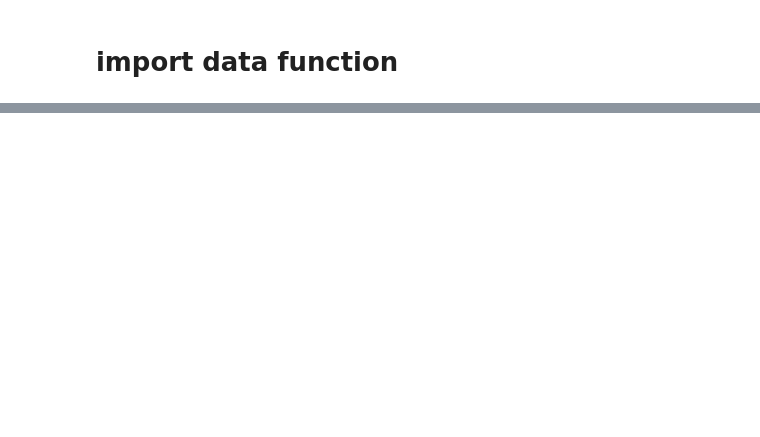
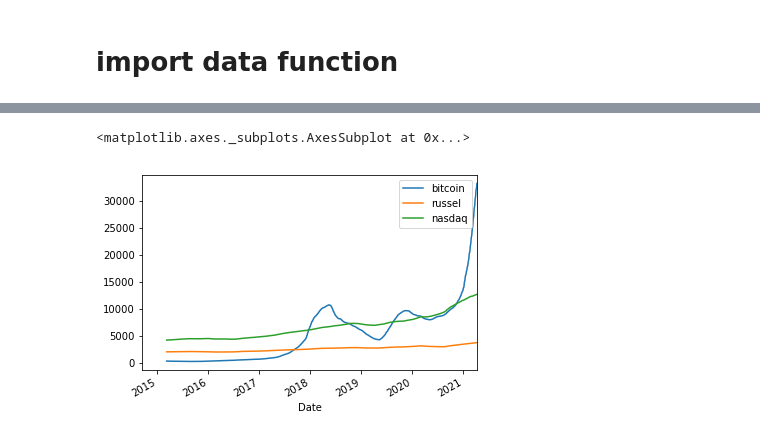
Before and after one commit to hanson0629/project1_repo, a Jupyter notebook: yahoo_finance_api.ipynb, the cells around one changed output, grey strips where cells are left out. Saved outputs shown, nothing was run; the diff lists cells and outputs as text; code cells hidden in the pictures; blank space fills up the shorter version.

```diff
--- a/yahoo_finance_api.ipynb
+++ b/yahoo_finance_api.ipynb
@@ -90,0 +107,25 @@ df.head()
+# %%
+# modifying data types of columns
+russel_price['Close'] = russel_price['Close'].astype(float)
+sp_price['Close'] = sp_price['Close'].astype(float)
+nasdaq_price['Close'] = nasdaq_price['Close'].astype(float)
+bitcoin_price['Close'] = bitcoin_price['Close'].astype(float)
+gold_price['Close'] = gold_price['Close'].astype(float)
+cpi_data['cpi'] = cpi_data['cpi'].astype(float)
+sp_price['Date'] = pd.to_datetime(sp_price['Date'])
+russel_price['Date'] = pd.to_datetime(russel_price['Date'])
+nasdaq_price['Date'] = pd.to_datetime(nasdaq_price['Date'])
+gold_price['Date'] = pd.to_datetime(gold_price['Date'])
+bitcoin_price['Date'] = pd.to_datetime(bitcoin_price['Date'])
+cpi_data['Date'] = pd.to_datetime(cpi_data['Date'])
+
+bitcoin_price_adj['Adj Close'] = bitcoin_price_adj['Adj Close'].astype(float)
+gold_price_adj['Adj Close'] = gold_price_adj['Adj Close'].astype(float)
+gold_price_adj['Date'] = pd.to_datetime(gold_price_adj['Date'])
+bitcoin_price_adj['Date'] = pd.to_datetime(bitcoin_price_adj['Date'])
+# %%
+gold_price = gold_price.set_index('Date')
+bitcoin_price = bitcoin_price.set_index('Date')
+
+gold_price_adj = gold_price_adj.set_index('Date')
+bitcoin_price_adj = bitcoin_price_adj.set_index('Date')
@@ -90,0 +139,7 @@ df.head()
+# %%
+# merging dataframes
+join_markets = pd.merge(bitcoin_price,sp_price,on='Date').merge(nasdaq_price,on='Date').set_index('Date')
+join_prices = pd.merge(gold_price,bitcoin_price,on='Date').reset_index()
+join_returns = pd.merge(gold_returns,bitcoin_returns,on='Date')
+join_adj_returns = pd.merge(gold_adj_returns,bitcoin_adj_returns,on='Date')
+join_sp = pd.merge(bitcoin_price,sp_price,on='Date')
@@ -90,0 +154,3 @@ df.head()
+# %%
+join_markets.columns=['bitcoin','russel','nasdaq']
+join_markets.head()
@@ -90,0 +165,6 @@ df.head()
+# %%
+# 120 day moving average prices
+join_markets.rolling(window=120).mean().plot()
+# %% [output]
+<matplotlib.axes._subplots.AxesSubplot at 0x...>
+[figure, added]
```
Also changed, not shown: parts of 42 cells of this notebook, 2 other files.
